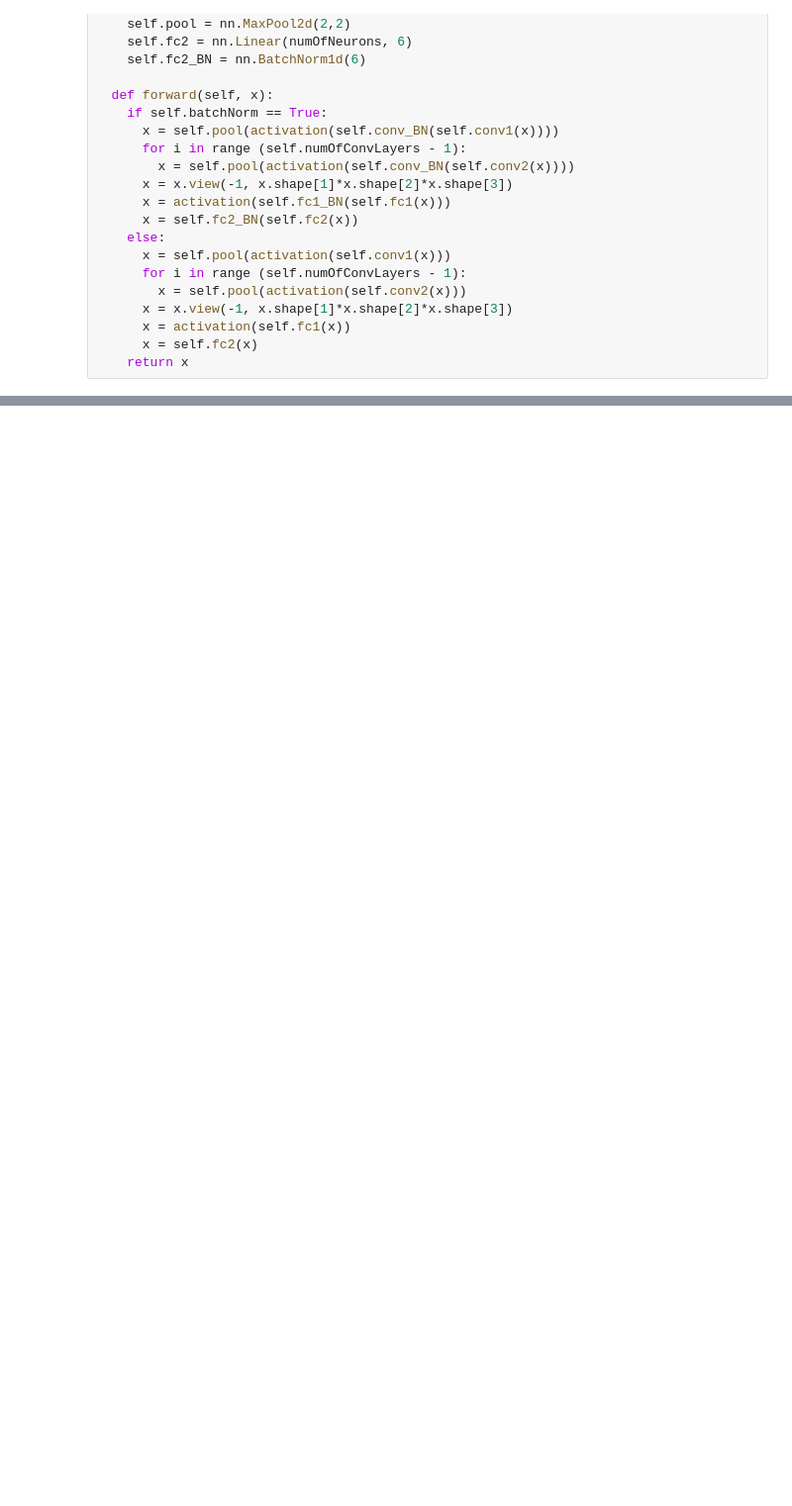
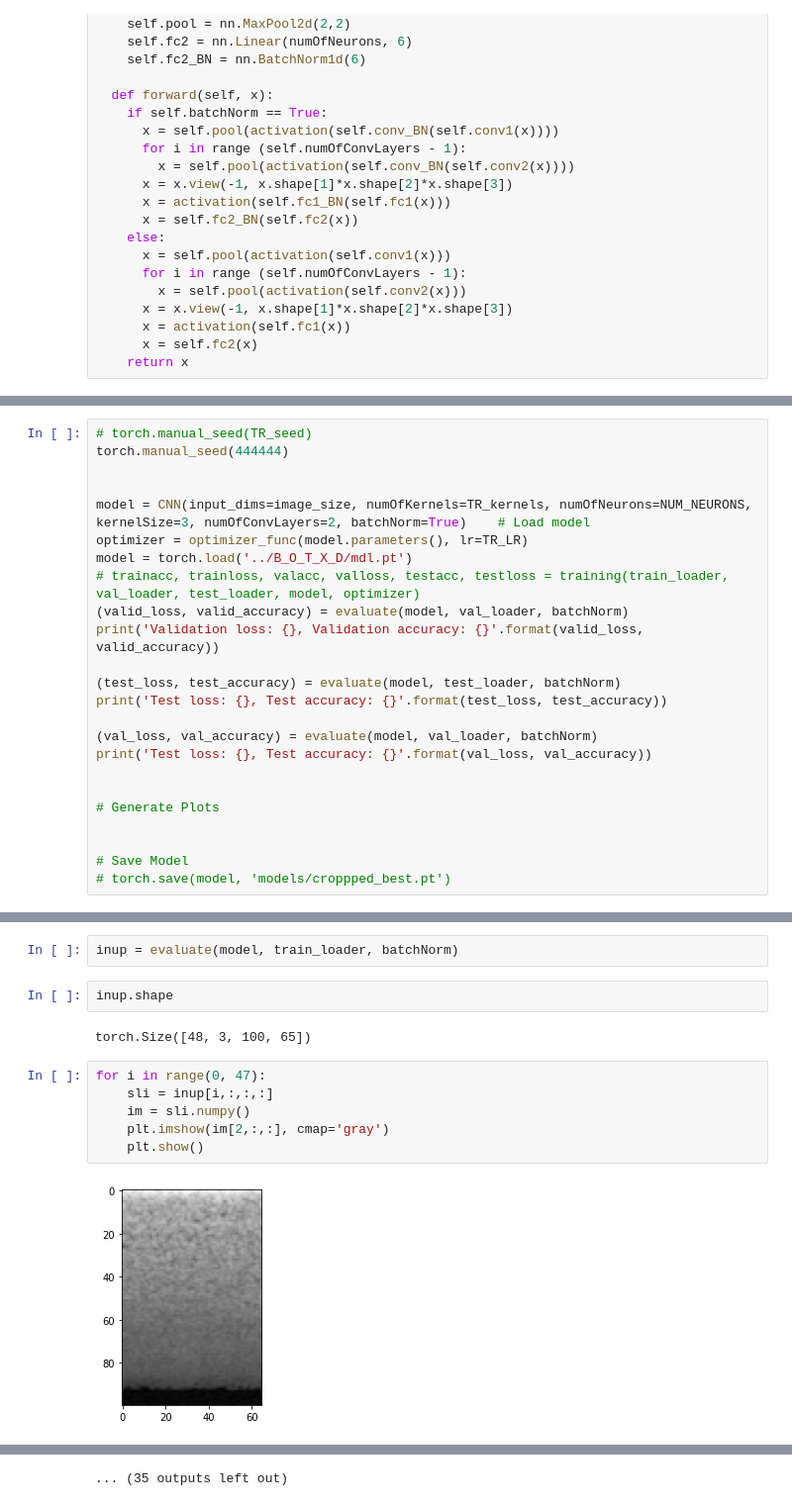
Before and after one commit to ece324-2020/AirUI, a Jupyter notebook: Parameter_Search/model_gen.ipynb, the cells around one changed output, grey strips where cells are left out. Shown at 99% size. Saved outputs shown, nothing was run; the diff lists cells and outputs as text; blank space fills up the shorter version.

```diff
--- a/Parameter_Search/model_gen.ipynb
+++ b/Parameter_Search/model_gen.ipynb
@@ -336,0 +348,24 @@ TypeError: cannot unpack non-iterable NoneType object
+# %%
+# torch.manual_seed(TR_seed)
+torch.manual_seed(444444)
+
+
+model = CNN(input_dims=image_size, numOfKernels=TR_kernels, numOfNeurons=NUM_NEURONS, kernelSize=3, numOfConvLayers=2, batchNorm=True)    # Load model
+optimizer = optimizer_func(model.parameters(), lr=TR_LR)
+model = torch.load('../B_O_T_X_D/mdl.pt')
+# trainacc, trainloss, valacc, valloss, testacc, testloss = training(train_loader, val_loader, test_loader, model, optimizer)
+(valid_loss, valid_accuracy) = evaluate(model, val_loader, batchNorm)
+print('Validation loss: {}, Validation accuracy: {}'.format(valid_loss, valid_accuracy))
+
+(test_loss, test_accuracy) = evaluate(model, test_loader, batchNorm)
+print('Test loss: {}, Test accuracy: {}'.format(test_loss, test_accuracy))
+
+(val_loss, val_accuracy) = evaluate(model, val_loader, batchNorm)
+print('Test loss: {}, Test accuracy: {}'.format(val_loss, val_accuracy))
+
+
+# Generate Plots
+
+
+# Save Model
+# torch.save(model, 'models/croppped_best.pt')
@@ -336,0 +390,14 @@ TypeError: cannot unpack non-iterable NoneType object
+# %%
+inup = evaluate(model, train_loader, batchNorm)
+# %%
+inup.shape
+# %% [output]
+torch.Size([48, 3, 100, 65])
+# %%
+for i in range(0, 47):
+    sli = inup[i,:,:,:]
+    im = sli.numpy()
+    plt.imshow(im[2,:,:], cmap='gray')
+    plt.show()
+# %% [output]
+[figure, added]
@@ -336,0 +415 @@ TypeError: cannot unpack non-iterable NoneType object
+... (35 outputs left out)
```
Also changed, not shown: parts of 15 cells of this notebook, 19 other files.
